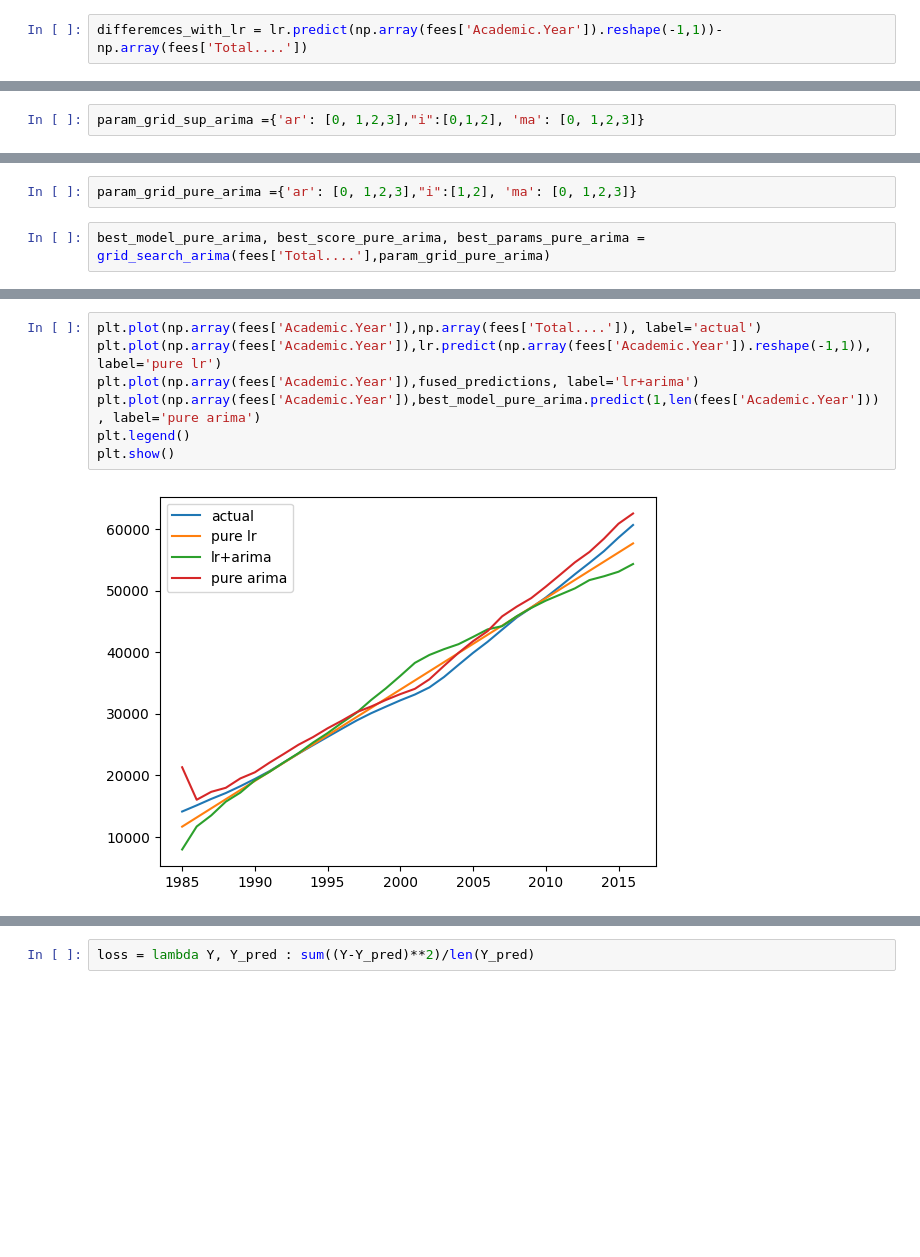
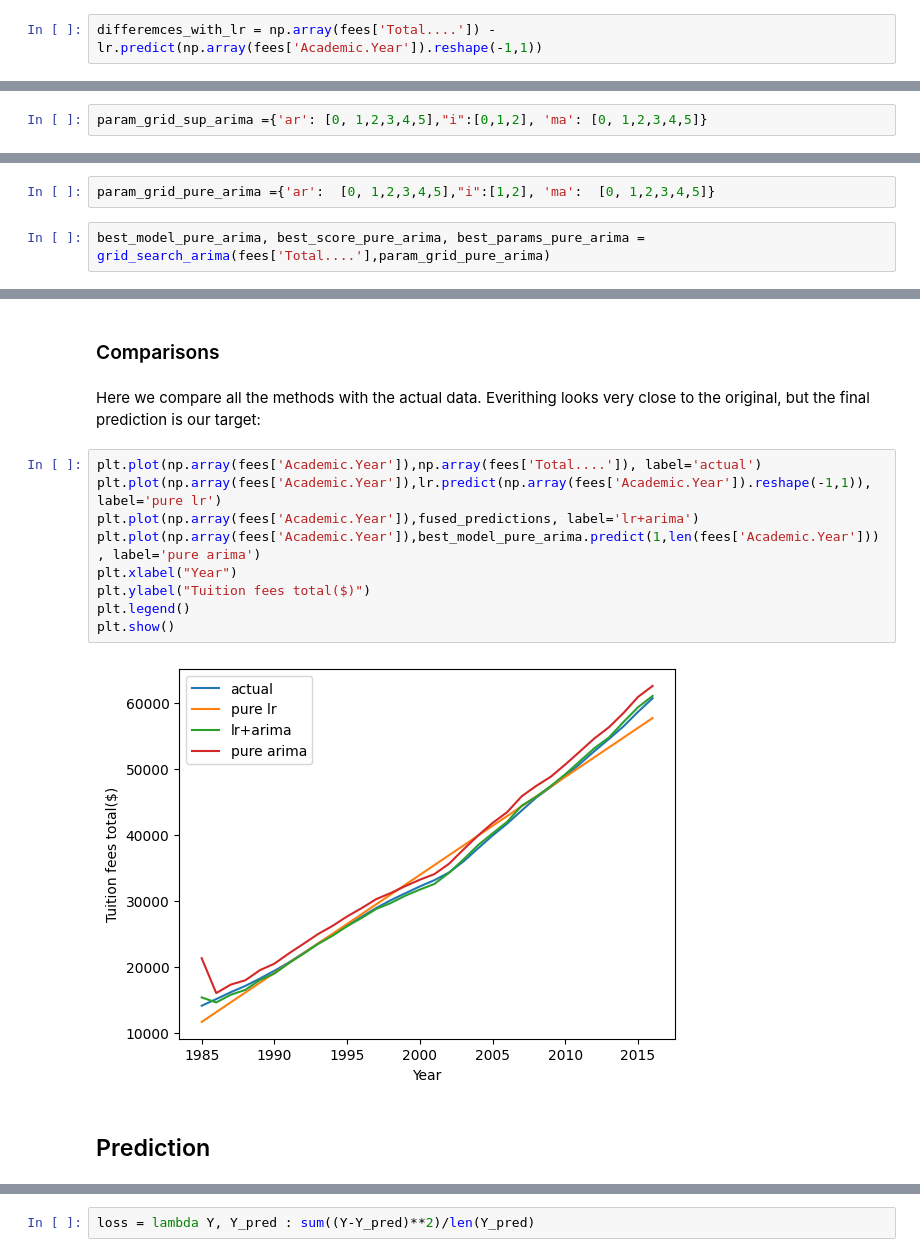
Before and after one commit to angrytako/time-series-university, a Jupyter notebook: project1.ipynb, the cells around one changed output, grey strips where cells are left out. Saved outputs shown, nothing was run; the diff lists cells and outputs as text; blank space fills up the shorter version.

```diff
--- a/project1.ipynb
+++ b/project1.ipynb
@@ -35,4 +83,4 @@ lr.fit(np.array(fees['Academic.Year']).reshape(-1,1),fees['Total....'])
 # %%
-differemces_with_lr = lr.predict(np.array(fees['Academic.Year']).reshape(-1,1))-np.array(fees['Total....'])
+differemces_with_lr = np.array(fees['Total....']) - lr.predict(np.array(fees['Academic.Year']).reshape(-1,1))
 # %%
 plt.plot(np.array(fees['Academic.Year']),differemces_with_lr)
@@ -47,3 +102,3 @@ autocorrelation_plot(differemces_with_lr)
 # %%
-param_grid_sup_arima ={'ar': [0, 1,2,3],"i":[0,1,2], 'ma': [0, 1,2,3]}
+param_grid_sup_arima ={'ar': [0, 1,2,3,4,5],"i":[0,1,2], 'ma': [0, 1,2,3,4,5]}
 # %%
@@ -98,6 +176,6 @@ plt.plot(np.array(fees['Academic.Year']),best_model_sup_arima.predict(1,len(fees
 # %%
 fused_predictions = lr.predict(np.array(fees['Academic.Year']).reshape(-1,1))+best_model_sup_arima.predict(1,len(fees['Academic.Year']))
 # %%
-param_grid_pure_arima ={'ar': [0, 1,2,3],"i":[1,2], 'ma': [0, 1,2,3]}
+param_grid_pure_arima ={'ar':  [0, 1,2,3,4,5],"i":[1,2], 'ma':  [0, 1,2,3,4,5]}
 # %%
 best_model_pure_arima, best_score_pure_arima, best_params_pure_arima = grid_search_arima(fees['Total....'],param_grid_pure_arima)
@@ -124,9 +220,17 @@ Warnings:
+# %% [markdown]
+### Comparisons
+# %% [markdown]
+Here we compare all the methods with the actual data. Everithing looks very close to the original, but the final prediction is our target:
 # %%
 plt.plot(np.array(fees['Academic.Year']),np.array(fees['Total....']), label='actual')
 plt.plot(np.array(fees['Academic.Year']),lr.predict(np.array(fees['Academic.Year']).reshape(-1,1)), label='pure lr')
 plt.plot(np.array(fees['Academic.Year']),fused_predictions, label='lr+arima')
 plt.plot(np.array(fees['Academic.Year']),best_model_pure_arima.predict(1,len(fees['Academic.Year'])), label='pure arima')
+plt.xlabel("Year")
+plt.ylabel("Tuition fees total($)")
 plt.legend()
 plt.show()
 # %% [output]
-[figure, old version]
+[figure, new version]
+# %% [markdown]
+## Prediction
```
Also changed, not shown: parts of 72 cells of this notebook, 3 other files.
